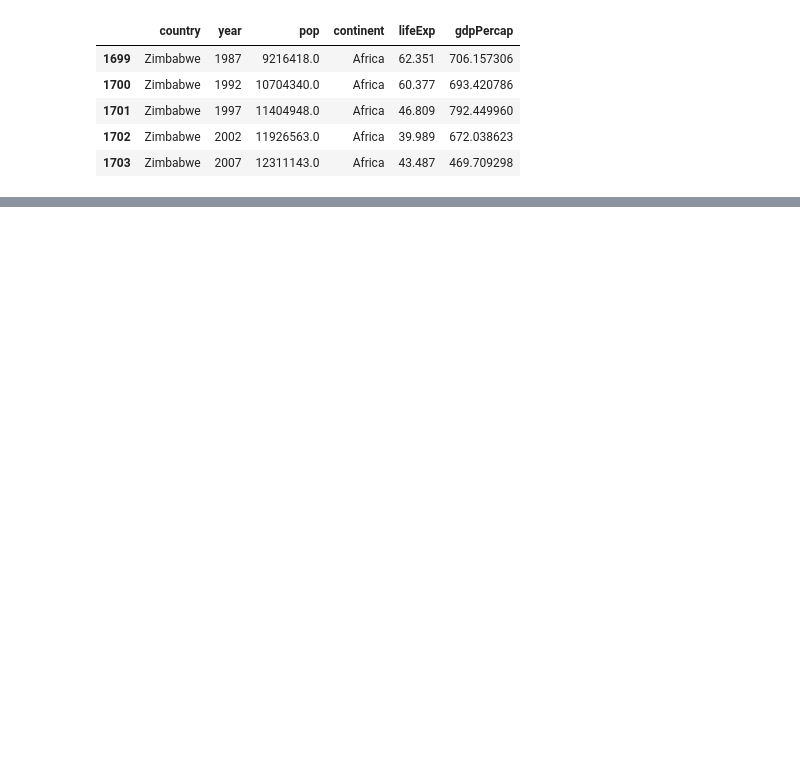
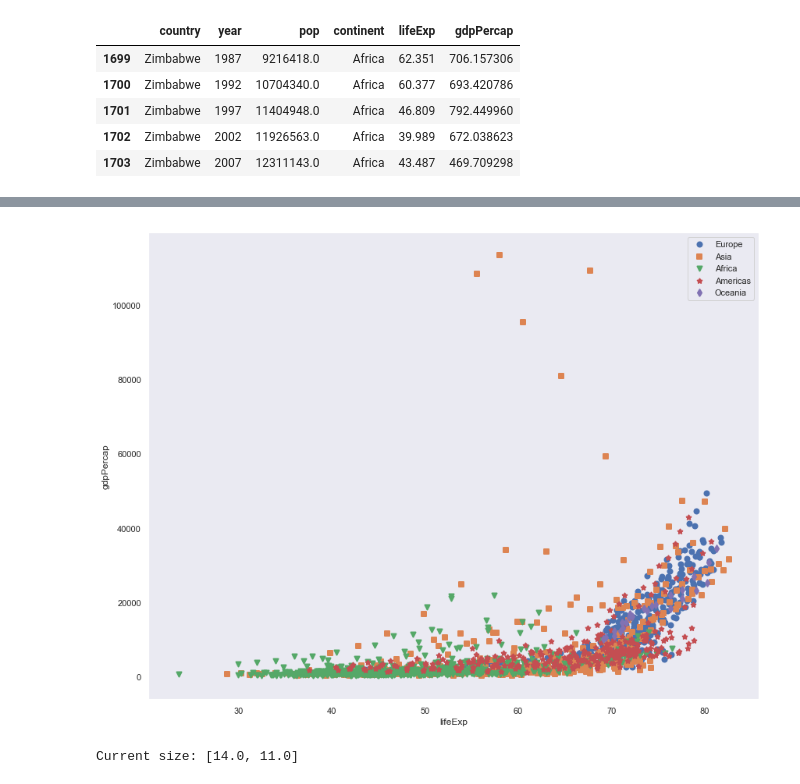
Before and after one commit to joanh3aly/GMIT-2-programming-project, a Jupyter notebook: programming-project.ipynb, the cells around one changed output, grey strips where cells are left out. Drawn from its saved outputs; the diff is of its cells as text; code cells hidden in the pictures; blank space fills up the shorter version.

```diff
--- a/programming-project.ipynb
+++ b/programming-project.ipynb
@@ -116,0 +61,33 @@ AttributeError: module 'seaborn' has no attribute 'lineplot'
+# %%
+asiaDf = df.loc[df['continent']=='Asia']
+europeDf = df.loc[df['continent']=='Europe']
+africaDf = df.loc[df['continent']=='Africa']
+americasDf = df.loc[df['continent']=='Americas']
+oceaniaDf = df.loc[df['continent']=='Oceania']
+
+plt.scatter(europeDf['lifeExp'], europeDf['gdpPercap'], label='Europe', lw=2, marker='o')
+plt.scatter(asiaDf['lifeExp'], asiaDf['gdpPercap'], label='Asia', lw=2, marker='s')
+plt.scatter(africaDf['lifeExp'], africaDf['gdpPercap'], label='Africa', lw=2, marker='v')
+plt.scatter(americasDf['lifeExp'], americasDf['gdpPercap'], label='Americas', lw=2, marker='*')
+plt.scatter(oceaniaDf['lifeExp'], oceaniaDf['gdpPercap'], label='Oceania', lw=2, marker='d')
+
+plt.xlabel('lifeExp')
+plt.ylabel('gdpPercap')
+plt.grid()
+plt.legend(loc='upper right')
+
+plt.show()
+fig_size = plt.rcParams["figure.figsize"]
+print("Current size:", fig_size)
+fig_size[0] = 14
+fig_size[1] = 11
+plt.rcParams["figure.figsize"] = fig_size
+
+#https://stackoverflow.com/questions/48097995/matplotlib-plot-size-how-to-adjust-the-size
+#https://stackoverflow.com/questions/4270301/matplotlib-multiple-datasets-on-the-same-scatter-plot
+#https://codeyarns.com/2014/10/27/how-to-change-size-of-matplotlib-plot/
+#https://seaborn.pydata.org/generated/seaborn.lineplot.html
+#https://stackoverflow.com/questions/24815074/plotting-multiple-y-values-against-multiple-x-values-which-are-different-timesta
+# %% [output]
+[figure, added]
+Current size: [14.0, 11.0]
```
Also changed, not shown: parts of 78 cells of this notebook, 1 other file.
